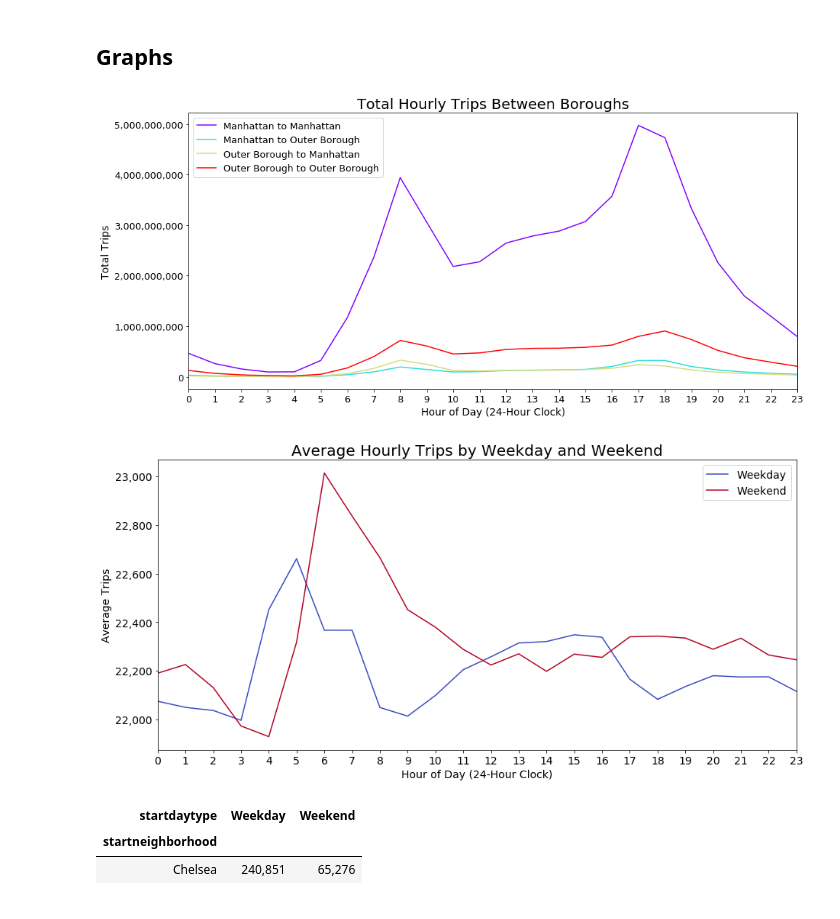
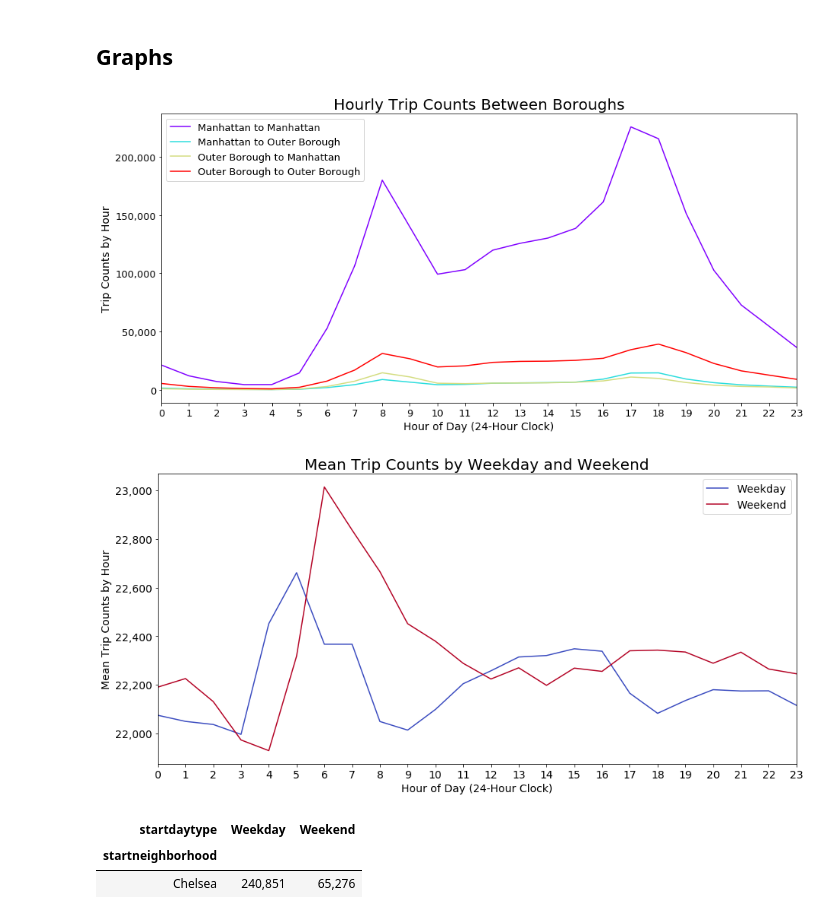
Before and after one commit to yslnam/mofo_bikes, a Jupyter notebook: notebooks/eda/citibike_feature_engineered_eda.ipynb, the cells around one changed output. Cells and saved outputs as stored; diff of their text form; code cells hidden in the pictures.

```diff
--- a/notebooks/eda/citibike_feature_engineered_eda.ipynb
+++ b/notebooks/eda/citibike_feature_engineered_eda.ipynb
@@ -947,28 +947,28 @@ params = {'legend.fontsize': 'medium',
          'ytick.labelsize': 13}
 plt.rcParams.update(params)
 # %%
-boro_flow = pivot_cb.pivot_table('bikeid', index='starthour', columns=['start_boro_flow','end_boro_flow'], aggfunc='sum', fill_value=0)
+boro_flow = pivot_cb.pivot_table('bikeid', index='starthour', columns=['start_boro_flow','end_boro_flow'], aggfunc='count', fill_value=0)
 boro_flow_plt = boro_flow.plot(kind='line', figsize=(15,7), xticks = range(0,24), colormap='rainbow')
 boro_flow_plt.yaxis.set_major_formatter(tkr.StrMethodFormatter('{x:,.0f}'))
 plt.xlabel('Hour of Day (24-Hour Clock)', fontsize=14)
-plt.ylabel('Total Trips', fontsize=14)
-plt.title('Total Hourly Trips Between Boroughs', fontsize=20)
+plt.ylabel('Trip Counts by Hour', fontsize=14)
+plt.title('Hourly Trip Counts Between Boroughs', fontsize=20)
 plt.legend(['Manhattan to Manhattan','Manhattan to Outer Borough',
            'Outer Borough to Manhattan','Outer Borough to Outer Borough'], fontsize=13)
 plt.show();
 # %% [output]
-[figure, old version]
+[figure, new version]
 # %%
 daytype_mean_trips = pivot_cb.pivot_table('bikeid', index='starthour', columns='startdaytype', aggfunc='mean')
 daytype_plt = daytype_mean_trips.plot(kind='line', figsize = (15,7), xticks=range(0,24), fontsize = 14, colormap='coolwarm')
 daytype_plt.yaxis.set_major_formatter(tkr.StrMethodFormatter('{x:,.0f}'))
 plt.xlabel('Hour of Day (24-Hour Clock)', fontsize=14)
-plt.ylabel('Average Trips', fontsize=14)
-plt.title('Average Hourly Trips by Weekday and Weekend', fontsize=20)
+plt.ylabel('Mean Trip Counts by Hour', fontsize=14)
+plt.title('Mean Trip Counts by Weekday and Weekend', fontsize=20)
 plt.legend(['Weekday','Weekend'], fontsize=14)
 plt.show();
 # %% [output]
-[figure, old version]
+[figure, new version]
 # %%
 count_nb_startdaytype = pivot_cb.pivot_table('bikeid', index='startneighborhood', columns='startdaytype', aggfunc='count', fill_value=0)
 count_nb_startdaytype = count_nb_startdaytype.applymap('{0:,.0f}'.format)
```
